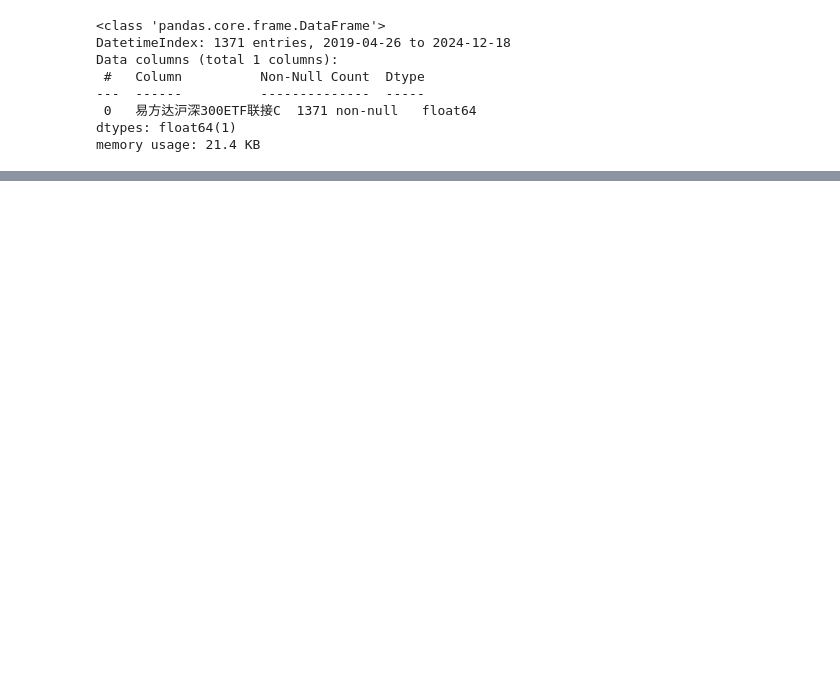
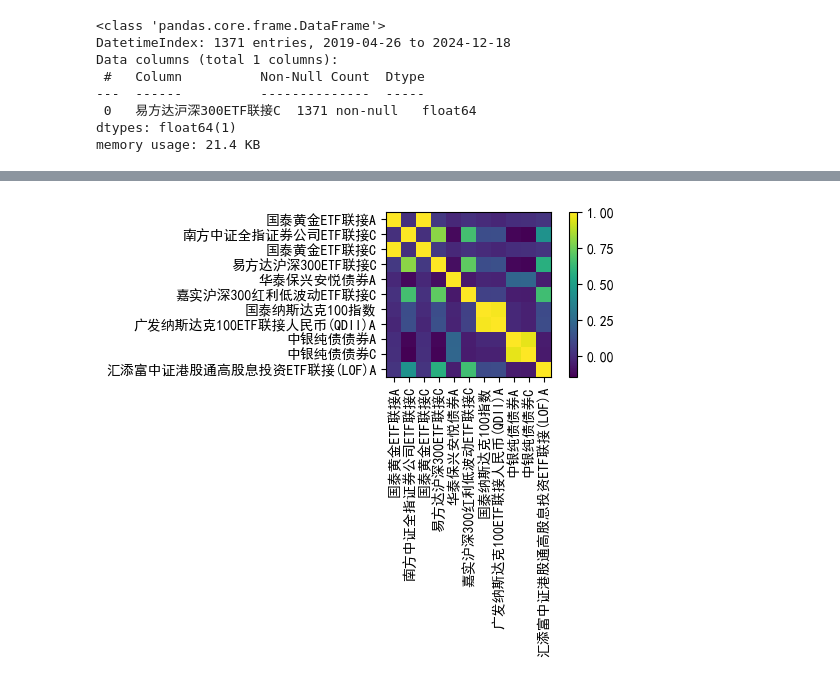
Before and after one commit to amat27/portfolio-cal, a Jupyter notebook: pg.ipynb, the cells around one changed output, grey strips where cells are left out. Cells and saved outputs as stored; diff of their text form; code cells hidden in the pictures; blank space fills up the shorter version.

```diff
--- a/pg.ipynb
+++ b/pg.ipynb
@@ -107,0 +213,4 @@ memory usage: 21.4 KB
+# %%
+plotting.plot_covariance(sample_cov, plot_correlation=True);
+# %% [output]
+[figure, added]
```
Also changed, not shown: parts of 19 cells of this notebook.
